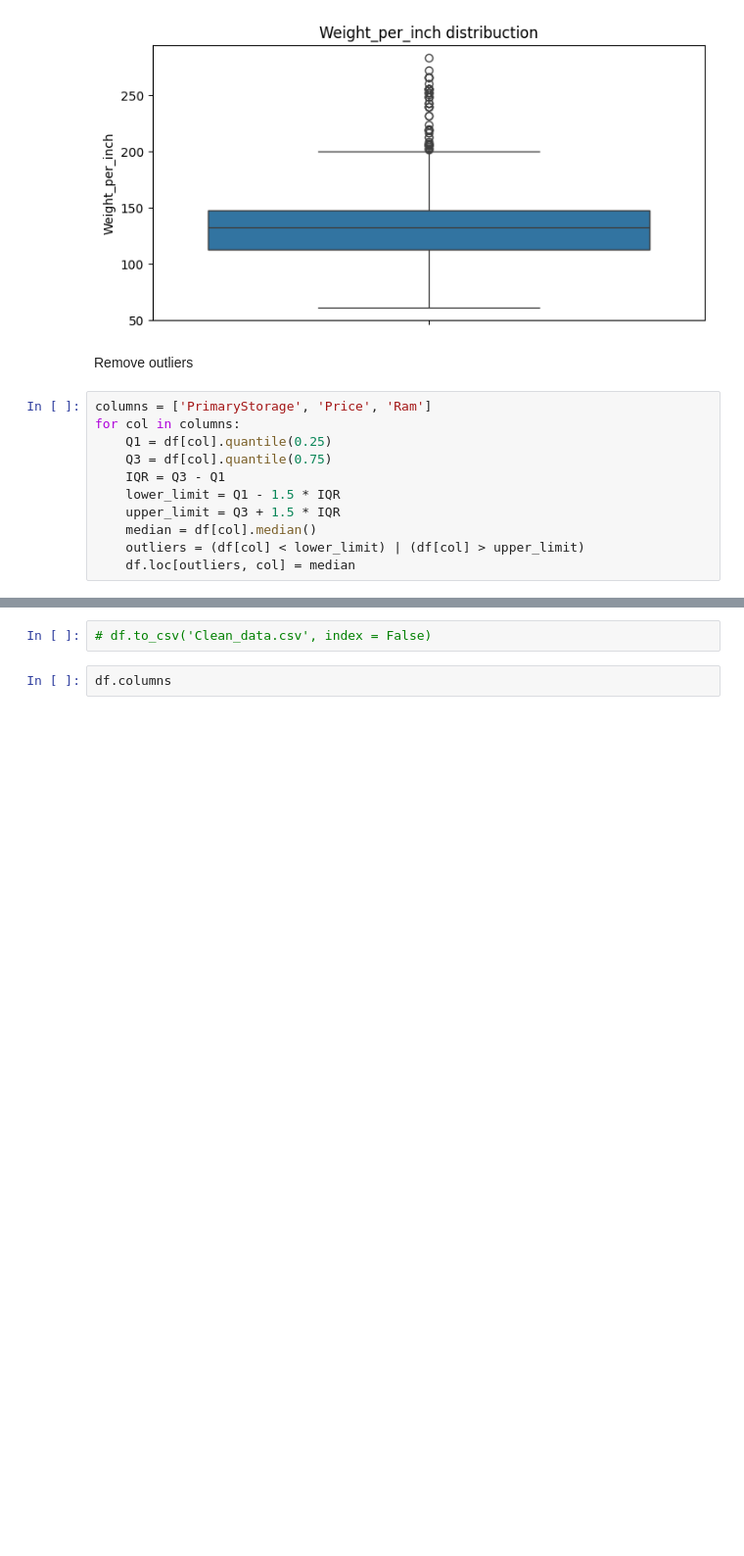
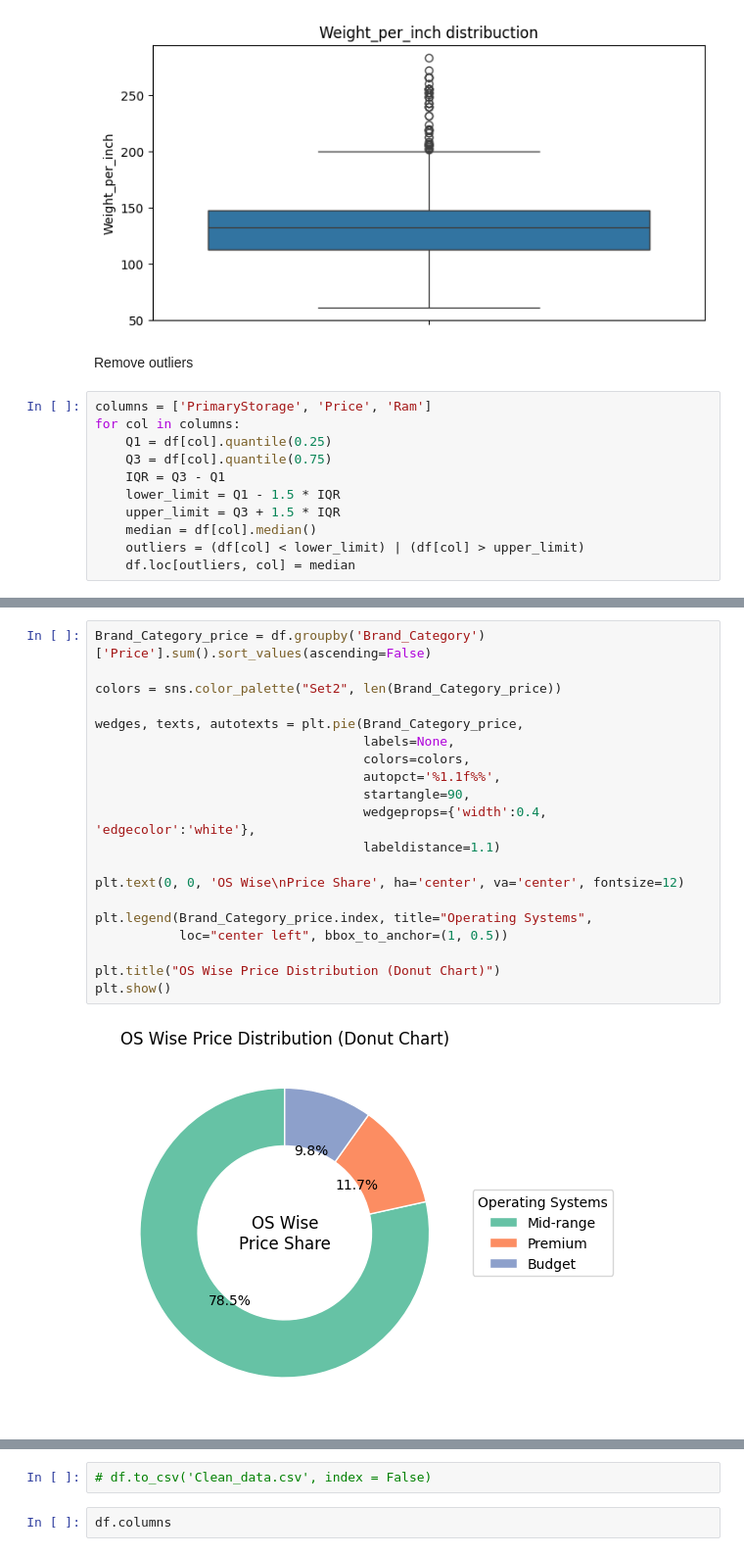
Before and after one commit to Priyanshu-techp/Laptop-price-analysis-and-price-prediction, a Jupyter notebook: Notebook/Visual.ipynb, the cells around one changed output, grey strips where cells are left out. Shown: that part at 98% size. Saved outputs shown, nothing was run; the diff lists cells and outputs as text; blank space fills up the shorter version.

```diff
--- a/Notebook/Visual.ipynb
+++ b/Notebook/Visual.ipynb
@@ -196,0 +225,22 @@ df['Price'].max()
+# %%
+Brand_Category_price = df.groupby('Brand_Category')['Price'].sum().sort_values(ascending=False)
+
+colors = sns.color_palette("Set2", len(Brand_Category_price))
+
+wedges, texts, autotexts = plt.pie(Brand_Category_price,
+                                   labels=None,
+                                   colors=colors,
+                                   autopct='%1.1f%%',
+                                   startangle=90,
+                                   wedgeprops={'width':0.4, 'edgecolor':'white'},
+                                   labeldistance=1.1)
+
+plt.text(0, 0, 'OS Wise\nPrice Share', ha='center', va='center', fontsize=12)
+
+plt.legend(Brand_Category_price.index, title="Operating Systems",
+           loc="center left", bbox_to_anchor=(1, 0.5))
+
+plt.title("OS Wise Price Distribution (Donut Chart)")
+plt.show()
+# %% [output]
+[figure, added]
```
Also changed, not shown: parts of 10 cells of this notebook, 1 other file.
